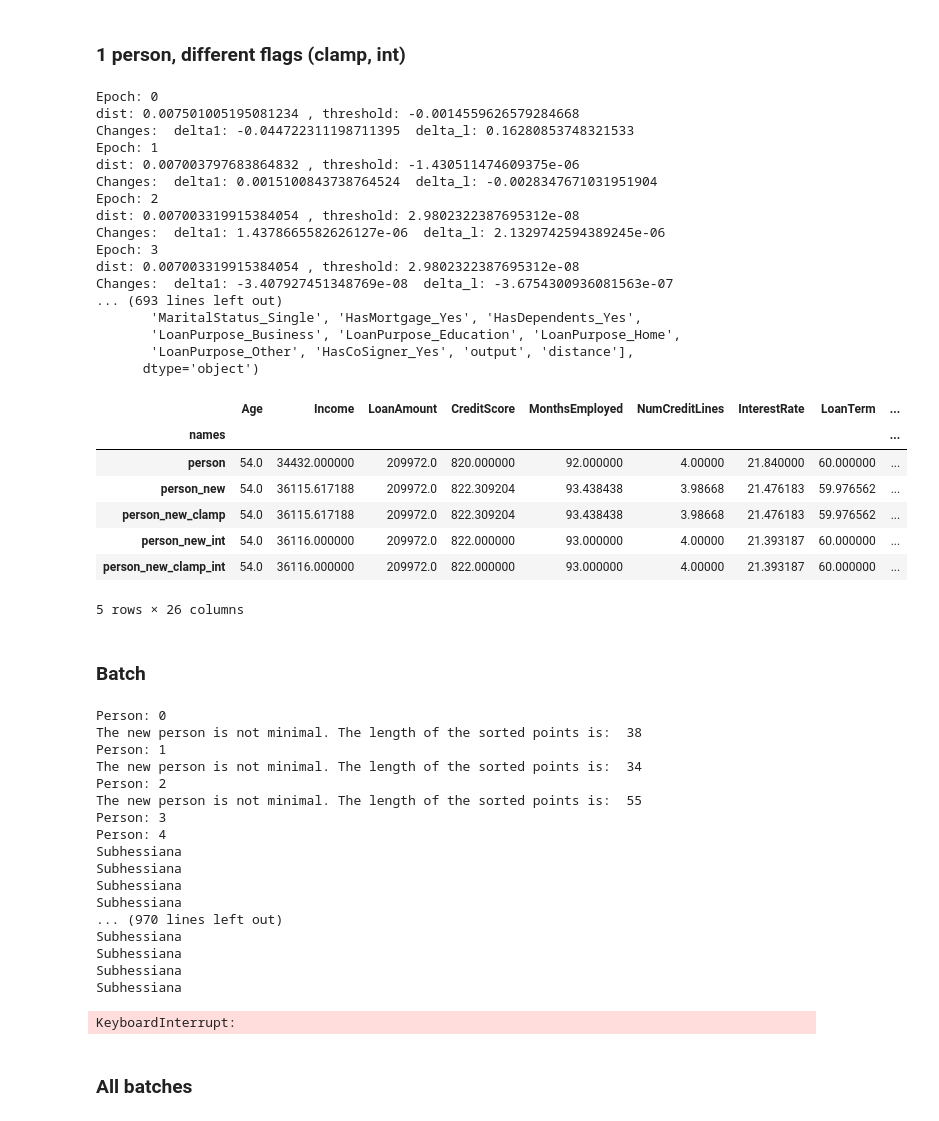
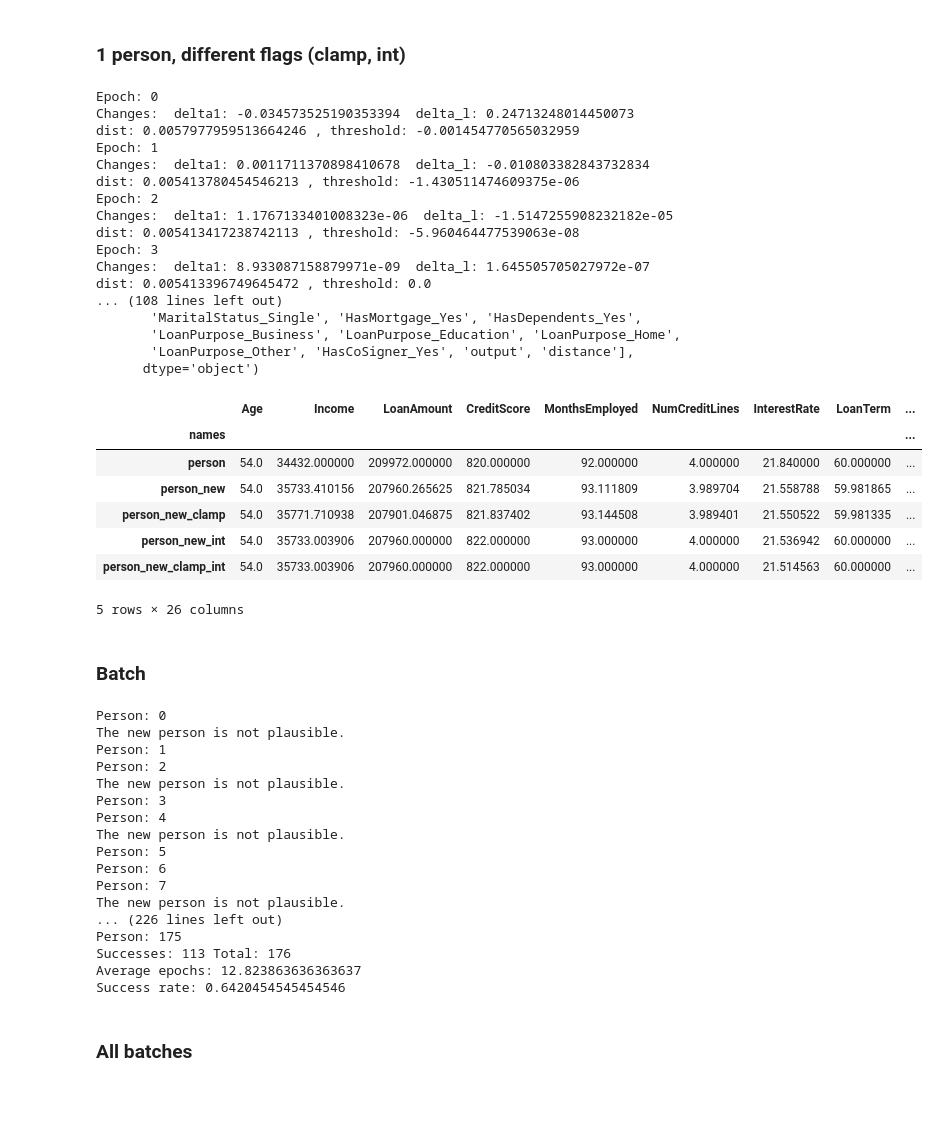
Before and after one commit to javiprietod/TFG, a Jupyter notebook: counter_grad.ipynb, the cells around one changed output. Cells and saved outputs as stored; diff of their text form; code cells hidden in the pictures.

Commit message:
[CODE] - Implemented bad class, weights in interface

```diff
--- a/counter_grad.ipynb
+++ b/counter_grad.ipynb
@@ -382,3 +382,18 @@ class Checks:
 #     x = x[dists < distance(person, p_new, weights, state_p)]
 #     print("distance filtered")
 #     print(len(x))
+# %%
+import src.counterfactual
+
+importlib.reload(src.counterfactual)
+from src.counterfactual import newton_op
+
+reg_int=False
+reg_clamp=False
+
+metadata.threshold = 0.5 + 1e-7
+person = inputs_useful[29]
+p_new, state_p = newton_op(model, person, metadata, weights, 0.2, reg_int=reg_int, reg_clamp=reg_clamp, print_=True, der = True)
+p_new_1, state_p = newton_op(model, person, metadata, weights, 0.2, reg_int=reg_int, reg_clamp=reg_clamp, print_=True, der = False)
+
+display(pd.DataFrame([unscale_instance(person, metadata).detach().numpy(), unscale_instance(p_new, metadata).detach().numpy(), unscale_instance(p_new_1, metadata).detach().numpy()], columns=metadata.columns))
@@ -395,15 +433,15 @@ from src.counterfactual import newton_op
 reg_int=False
 reg_clamp=True
 
-metadata.threshold = 0.5 + 1e-5
-person = inputs_useful[48]
+metadata.threshold = 0.5 + 1e-7
+person = inputs_useful[24]
 p_new, state_p = newton_op(model, person, metadata, weights, 0.2, reg_int=reg_int, reg_clamp=reg_clamp, print_=True)
 check = Checks(model, metadata, reg_int=reg_int, reg_clamp=reg_clamp)
 valid = check(person, p_new, weights)
 print("Valid:", valid)
 display(pd.DataFrame([unscale_instance(p_new, metadata).detach().numpy()], columns=metadata.columns))
 display(check.sorted_points)
-print(model(p_new.unsqueeze(0))[0][0].item(), model(p_new.unsqueeze(0)).argmax(dim=1))
+print(model(p_new.unsqueeze(0))[0][metadata.good_class].item(), model(p_new.unsqueeze(0)).argmax(dim=1))
 if check.sorted_points is not None:
     minimal = torch.tensor(check.sorted_points.iloc[0, :-2].values).float()
     print(distance(person, p_new, weights).item(), distance(person, minimal, weights).item())
@@ -500,48 +538,48 @@ person_new, state = newton_op(model, person, metadata, weights, 0.1, print_=True
 person_new_clamp, _ = newton_op(model, person, metadata, weights, 0.1, reg_clamp=True, print_=True)
 person_new_int, _ = newton_op(model, person, metadata, weights, reg_int=True, print_=True)
 person_new_clamp_int, _ = newton_op(model, person, metadata, weights, 0.1, reg_int=True, reg_clamp=True, print_=True)
 # person_new_vars, _ = newton_op(model, person, metadata, weights, reg_vars=True, print_=True)
 # person_new_int_vars, _ = newton_op(model, person, metadata, weights, 0.1, reg_int=True, reg_vars=True, print_=True)
 
 names = ['person', 'person_new', 'person_new_clamp','person_new_int', 'person_new_clamp_int']
 ps = [eval(i) for i in names]
-outputs = [model(p.unsqueeze(0))[0][0].item() for p in ps]
+outputs = [model(p.unsqueeze(0))[0][metadata.good_class].item() for p in ps]
 
 distances = [distance(person, p, weights, state=state).item() for p in ps]
 
 a = pd.DataFrame([unscale_instance(x, metadata).detach().cpu().numpy().reshape(-1) for x in ps], columns=metadata.columns)
 a['output'] = outputs
 a['distance'] = distances
 # set index
 a['names'] = names
 a = a.set_index('names')
 print(a.columns)
 a
 # %% [output]
 Epoch: 0
-dist: 0.007501005195081234 , threshold: -0.0014559626579284668
-Changes:  delta1: -0.044722311198711395  delta_l: 0.16280853748321533
+Changes:  delta1: -0.034573525190353394  delta_l: 0.24713248014450073
+dist: 0.0057977959513664246 , threshold: -0.001454770565032959
 Epoch: 1
-dist: 0.007003797683864832 , threshold: -1.430511474609375e-06
-Changes:  delta1: 0.0015100843738764524  delta_l: -0.0028347671031951904
+Changes:  delta1: 0.0011711370898410678  delta_l: -0.010803382843732834
+dist: 0.005413780454546213 , threshold: -1.430511474609375e-06
 Epoch: 2
-dist: 0.007003319915384054 , threshold: 2.9802322387695312e-08
-Changes:  delta1: 1.4378665582626127e-06  delta_l: 2.1329742594389245e-06
+Changes:  delta1: 1.1767133401008323e-06  delta_l: -1.5147255908232182e-05
+dist: 0.005413417238742113 , threshold: -5.960464477539063e-08
 Epoch: 3
-dist: 0.007003319915384054 , threshold: 2.9802322387695312e-08
-Changes:  delta1: -3.407927451348769e-08  delta_l: -3.6754300936081563e-07
-... (693 lines left out)
+Changes:  delta1: 8.933087158879971e-09  delta_l: 1.645505705027972e-07
+dist: 0.005413396749645472 , threshold: 0.0
+... (108 lines left out)
        'MaritalStatus_Single', 'HasMortgage_Yes', 'HasDependents_Yes',
        'LoanPurpose_Business', 'LoanPurpose_Education', 'LoanPurpose_Home',
        'LoanPurpose_Other', 'HasCoSigner_Yes', 'output', 'distance'],
       dtype='object')
 |  | Age | Income | LoanAmount | CreditScore | MonthsEmployed | NumCreditLines | InterestRate | LoanTerm | ... |
 | names |  |  |  |  |  |  |  |  | ... |
-| person | 54.0 | 34432.000000 | 209972.0 | 820.000000 | 92.000000 | 4.00000 | 21.840000 | 60.000000 | ... |
-| person_new | 54.0 | 36115.617188 | 209972.0 | 822.309204 | 93.438438 | 3.98668 | 21.476183 | 59.976562 | ... |
-| person_new_clamp | 54.0 | 36115.617188 | 209972.0 | 822.309204 | 93.438438 | 3.98668 | 21.476183 | 59.976562 | ... |
-| person_new_int | 54.0 | 36116.000000 | 209972.0 | 822.000000 | 93.000000 | 4.00000 | 21.393187 | 60.000000 | ... |
-| person_new_clamp_int | 54.0 | 36116.000000 | 209972.0 | 822.000000 | 93.000000 | 4.00000 | 21.393187 | 60.000000 | ... |
+| person | 54.0 | 34432.000000 | 209972.000000 | 820.000000 | 92.000000 | 4.000000 | 21.840000 | 60.000000 | ... |
+| person_new | 54.0 | 35733.410156 | 207960.265625 | 821.785034 | 93.111809 | 3.989704 | 21.558788 | 59.981865 | ... |
+| person_new_clamp | 54.0 | 35771.710938 | 207901.046875 | 821.837402 | 93.144508 | 3.989401 | 21.550522 | 59.981335 | ... |
+| person_new_int | 54.0 | 35733.003906 | 207960.000000 | 822.000000 | 93.000000 | 4.000000 | 21.536942 | 60.000000 | ... |
+| person_new_clamp_int | 54.0 | 35733.003906 | 207960.000000 | 822.000000 | 93.000000 | 4.000000 | 21.514563 | 60.000000 | ... |
 5 rows × 26 columns
 # %% [markdown]
 ### Batch
@@ -552,7 +590,7 @@ from src.counterfactual import newton_op, distance, minimality_check, integer_mi
 
 reg_int = False
 reg_clamp = True
-
+metadata.threshold = 0.5 + 1e-7
 
 successes = 0
 epochs = 0
@@ -561,7 +599,7 @@ total = 0
 check = Checks(model, metadata, reg_int=reg_int, reg_clamp=reg_clamp)
 for idx, p in enumerate(inputs_useful):
     print("Person:", idx)
-    p_new, ep = newton_op(model, p, metadata, weights, 0.2, reg_int=reg_int, reg_clamp=reg_clamp)
+    p_new, ep = newton_op(model, p, metadata, weights, 0.2, reg_int=reg_int, reg_clamp=reg_clamp, der=True)
     # TODO: poner la minimalidad
     valid = check(p, p_new, weights)
     successes += valid # and (((state_p.metadata.max_values < p_new) | (state_p.metadata.min_values > p_new)).sum() == 0))
@@ -576,23 +614,22 @@ print("Average epochs:", epochs / total)
 print("Success rate:", successes / total)
 # %% [output]
 Person: 0
-The new person is not minimal. The length of the sorted points is:  38
+The new person is not plausible.
 Person: 1
-The new person is not minimal. The length of the sorted points is:  34
 Person: 2
-The new person is not minimal. The length of the sorted points is:  55
+The new person is not plausible.
 Person: 3
 Person: 4
-Subhessiana
-Subhessiana
-Subhessiana
-Subhessiana
-... (970 lines left out)
-Subhessiana
-Subhessiana
-Subhessiana
-Subhessiana
+The new person is not plausible.
+Person: 5
+Person: 6
+Person: 7
+The new person is not plausible.
+... (226 lines left out)
+Person: 175
+Successes: 113 Total: 176
+Average epochs: 12.823863636363637
+Success rate: 0.6420454545454546
-KeyboardInterrupt:
 # %% [markdown]
 ### All batches
 # %%
```
Also changed, not shown: parts of 4 cells of this notebook, 12 other files.
